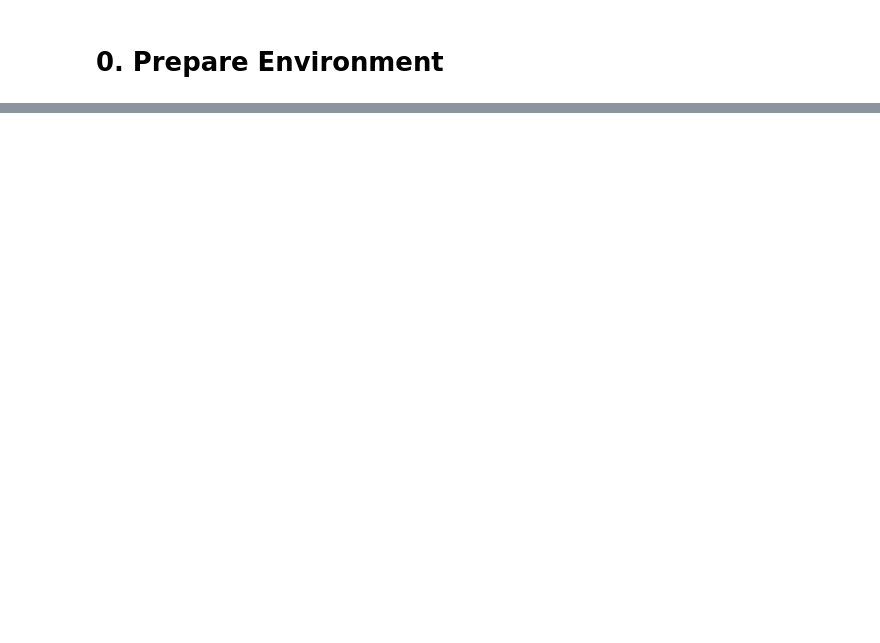
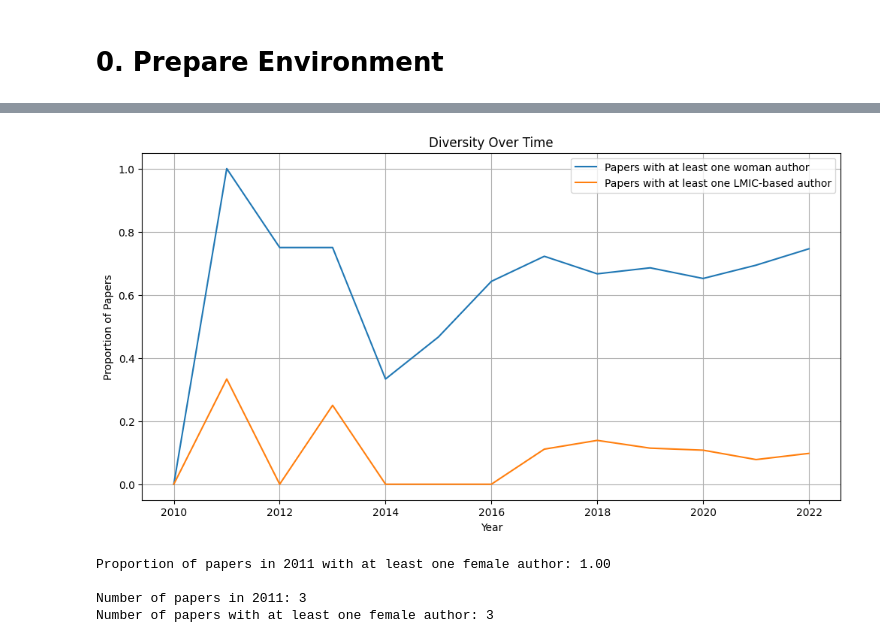
Before and after one commit to anpetushkov/OpenVsPrivateDatasets, a Jupyter notebook: OpenVsPrivateDataMaster.ipynb, the cells around one changed output, grey strips where cells are left out. Saved outputs shown, nothing was run; the diff lists cells and outputs as text; code cells hidden in the pictures; blank space fills up the shorter version.

Commit message:
combine data

```diff
--- a/OpenVsPrivateDataMaster.ipynb
+++ b/OpenVsPrivateDataMaster.ipynb
@@ -90,0 +721,6 @@ def get_data():
+# %%
+# MIMIC_affli.head(5)
+# Create a new 'full_name' column that combines the 'first_name' and 'last_name' columns
+Control_affli['full_name'] = Control_affli['first_name'] + ' ' + Control_affli['last_name']
+MIMIC_affli['full_name'] = MIMIC_affli['first_name'] + ' ' + MIMIC_affli['last_name']
+MIMIC_affli[['aff_id', 'aff_name','pub_id', 'researcher_id','Author_Order' ]].head(10)
@@ -90,0 +1079,6 @@ def get_data():
+# %%
+# Please only run this cell once
+# Convert 'Yes' and 'No' in 'LMIC' column to 1 and 0
+MIMIC_affli['LMIC'] = MIMIC_affli['LMIC'].map({'Yes': 1, 'No': 0}) # Note this line should be only use one time
+# Convert 'Yes' and 'No' in 'LMIC' column to 1 and 0
+Control_affli['LMIC'] = Control_affli['LMIC'].map({'Yes': 1, 'No': 0})
@@ -90,0 +1950,50 @@ def get_data():
+# %%
+
+# Create a 'has_woman' column indicating if a paper has at least one female author
+MIMIC_affli['has_woman'] = (MIMIC_affli['gender'] == 'female').astype(int)
+
+# Create a 'has_LMIC' column indicating if a paper has at least one LMIC author
+MIMIC_affli['has_LMIC'] = (MIMIC_affli['LMIC'] == 'Yes').astype(int)  # Assuming 'Yes' and 'No' values for LMIC
+
+# Group by year and paper_id
+grouped_df = MIMIC_affli.groupby(['year', 'pub_id'])
+
+# Calculate the metric for each paper:
+# If at least one author is a woman or from LMIC for a given paper
+papers_diversity = grouped_df[['has_woman', 'has_LMIC']].max()
+papers_diversity = papers_diversity.reset_index()
+
+# Calculate the yearly average for each metric
+yearly_woman_metric = papers_diversity.groupby('year')['has_woman'].mean()
+yearly_LMIC_metric = papers_diversity.groupby('year')['has_LMIC'].mean()
+
+# Plotting
+plt.figure(figsize=(12,6))
+yearly_woman_metric.plot(label='Papers with at least one woman author')
+yearly_LMIC_metric.plot(label='Papers with at least one LMIC-based author')
+plt.title('Diversity Over Time')
+plt.xlabel('Year')
+plt.ylabel('Proportion of Papers')
+plt.legend()
+plt.grid(True)
+plt.show()
+# %% [output]
+[figure, added]
+# %%
+# Filter for the year 2011
+df_2011 = MIMIC_affli[MIMIC_affli['year'] == 2011]
+
+# Group by paper_id and check for female authors
+grouped_2011 = df_2011.groupby('pub_id')['gender'].apply(lambda x: (x == 'female').any())
+
+# Check the proportion of papers in 2011 with at least one female author
+proportion_female_authors_2011 = grouped_2011.mean()
+
+print(f"Proportion of papers in 2011 with at least one female author: {proportion_female_authors_2011:.2f}")
+print("\nNumber of papers in 2011:", grouped_2011.size)
+print("Number of papers with at least one female author:", grouped_2011.sum())
+# %% [output]
+Proportion of papers in 2011 with at least one female author: 1.00
+
+Number of papers in 2011: 3
+Number of papers with at least one female author: 3
```
Also changed, not shown: parts of 93 cells of this notebook, 16 other files.
